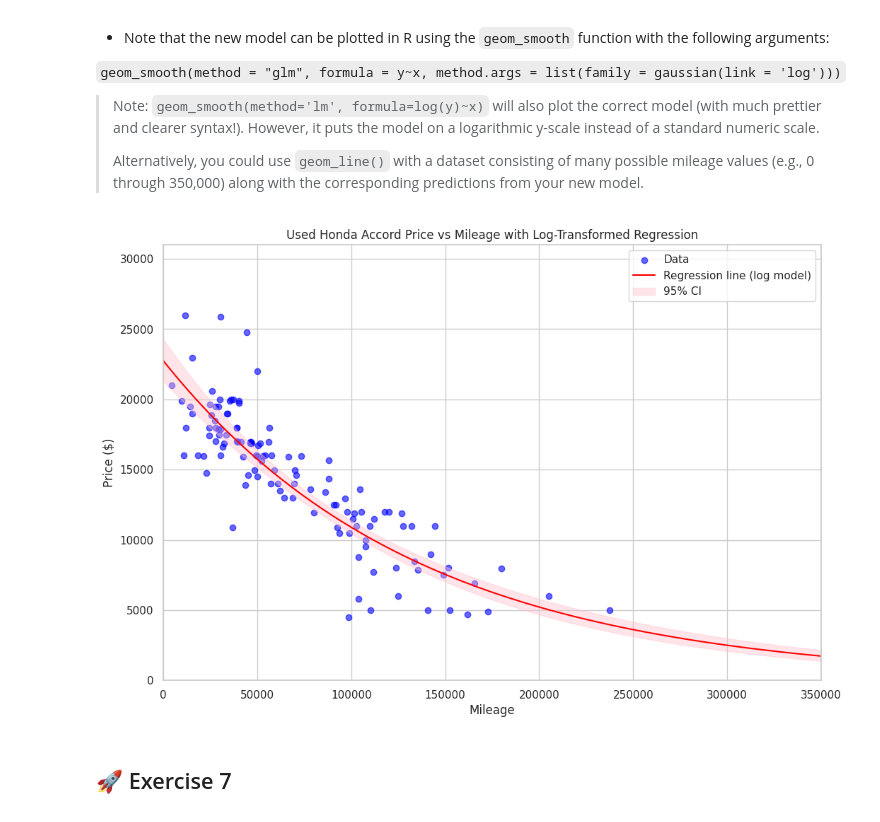
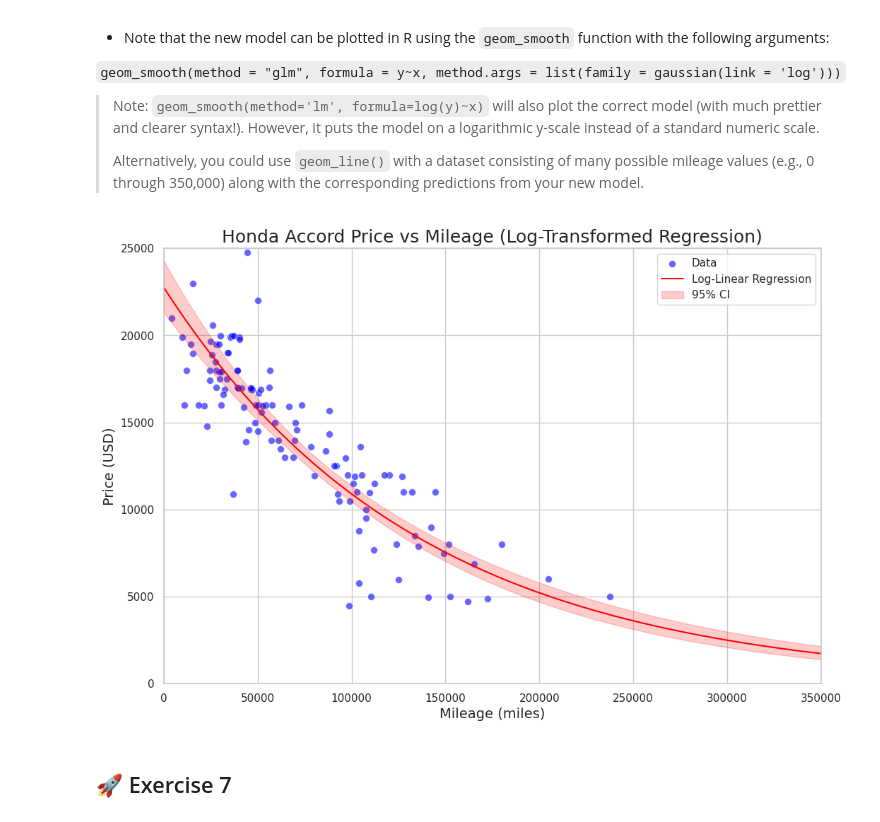
Before and after one commit to fareya22/Machine-Learning, a Jupyter notebook: hw4/linear-regression-exercises.ipynb, the cells around one changed output. Saved outputs shown, nothing was run; the diff lists cells and outputs as text; code cells hidden in the pictures.

```diff
--- a/hw4/linear-regression-exercises.ipynb
+++ b/hw4/linear-regression-exercises.ipynb
@@ -300,39 +343,45 @@ a scatter plot, and include a regression line with the corresponding confidence
 >
 > Alternatively, you could use `geom_line()` with a dataset consisting of many possible mileage values (e.g., 0 through 350,000) along with the corresponding predictions  from your new model.
 # %%
-# Your code here!
-# 3) Scatter plot of actual data
-sns.set_style("whitegrid")
-plt.figure(figsize=(12,8))
-plt.scatter(accords['mileage'], accords['price'], color='blue', alpha=0.6, label='Data')
+import matplotlib.pyplot as plt
+import seaborn as sns
+import numpy as np
+import pandas as pd
 
-# 4) Regression line + confidence interval (back-transform to original price scale)
-mileage_range = np.linspace(0, 350000, 200)
-X_range = sm.add_constant(mileage_range)
-pred_log = model_log.get_prediction(X_range)
-pred_summary_log = pred_log.summary_frame(alpha=0.05)
+# Scatter plot of actual data
+plt.figure(figsize=(12, 8))
+sns.scatterplot(x='mileage', y='price', data=accords, color='blue', alpha=0.6, s=50, label='Data')
+
+# Generate mileage values for plotting
+mileage_range = np.linspace(0, 350000, 100)
+X_plot = pd.DataFrame([[1, m] for m in mileage_range], columns=log_model.model.exog_names)
+
+# Predicted log(price)
+log_pred = log_model.get_prediction(X_plot)
+pred_summary = log_pred.summary_frame(alpha=0.05)
 
 # Back-transform to original price scale
-mean_pred = np.exp(pred_summary_log['mean'])
-ci_lower = np.exp(pred_summary_log['mean_ci_lower'])
-ci_upper = np.exp(pred_summary_log['mean_ci_upper'])
+y_pred = np.exp(pred_summary['mean'])
+ci_lower = np.exp(pred_summary['mean_ci_lower'])
+ci_upper = np.exp(pred_summary['mean_ci_upper'])
 
-# Regression line
-plt.plot(mileage_range, mean_pred, color='red', label='Regression line (log model)')
+# Plot regression line
+plt.plot(mileage_range, y_pred, color='red', label='Log-Linear Regression')
 
-# 95% confidence interval
-plt.fill_between(mileage_range, ci_lower, ci_upper, color='pink', alpha=0.4, label='95% CI')
+# Plot confidence band
+plt.fill_between(mileage_range, ci_lower, ci_upper, color='red', alpha=0.2, label='95% CI')
 
-# 5) Formatting
-plt.xlabel('Mileage')
-plt.ylabel('Price ($)')
-plt.title('Used Honda Accord Price vs Mileage with Log-Transformed Regression')
-plt.xlim(0, 350000)  # extend x-axis to show high mileage
-plt.ylim(0, accords['price'].max() + 5000)
+# Formatting
+plt.title('Honda Accord Price vs Mileage (Log-Transformed Regression)', fontsize=18)
+plt.xlabel('Mileage (miles)', fontsize=14)
+plt.ylabel('Price (USD)', fontsize=14)
+plt.xlim(0, 350000)
+plt.ylim(0, 25000)
 plt.legend()
+plt.grid(True)
 plt.show()
 # %% [output]
-[figure, old version]
+[figure, new version]
 # %% [markdown]
 ## 🚀 Exercise 7
 # %% [markdown]
```
Also changed, not shown: parts of 29 cells of this notebook.
